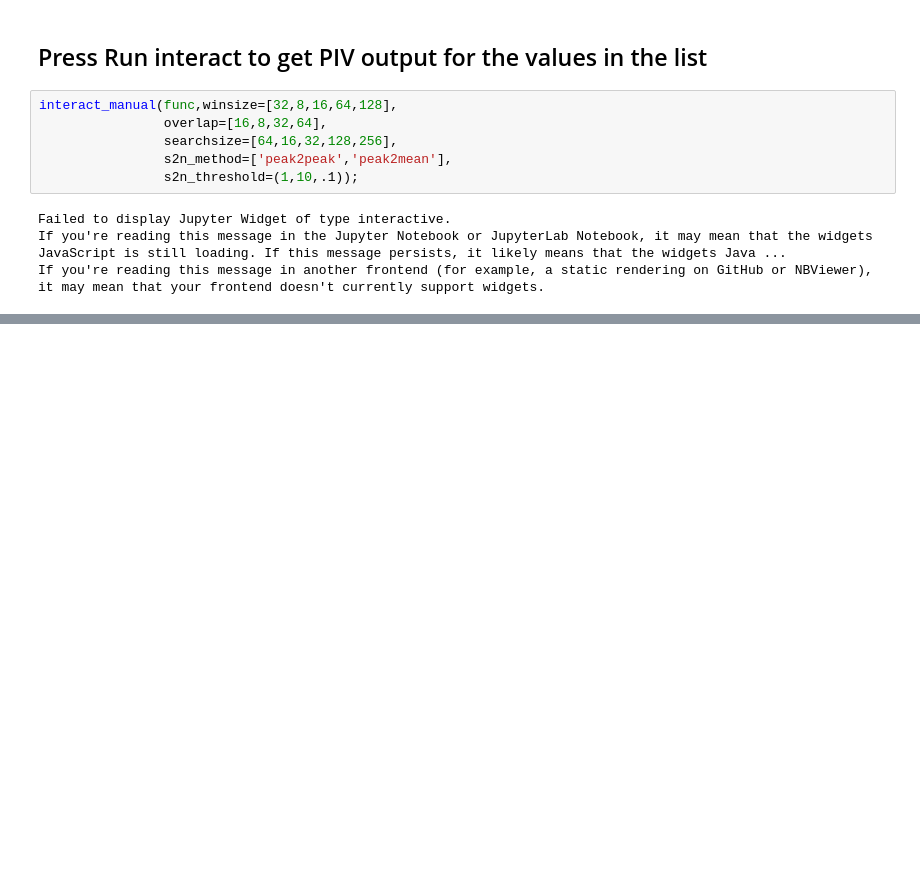
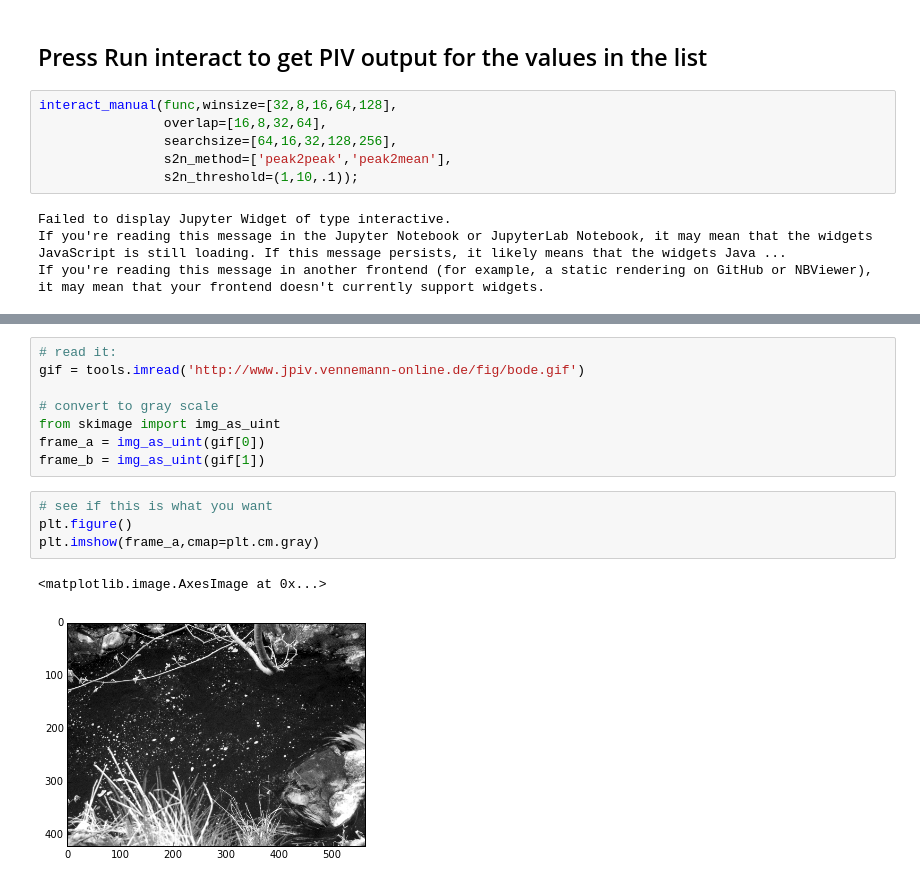
Before and after one commit to alexlib/openpiv-python-example, a Jupyter notebook: index.ipynb, the cells around one changed output, grey strips where cells are left out. Saved outputs shown, nothing was run; the diff lists cells and outputs as text; blank space fills up the shorter version.

```diff
--- a/index.ipynb
+++ b/index.ipynb
@@ -130,0 +138,15 @@ If you're reading this message in another frontend (for example, a static render
+# %%
+# read it:
+gif = tools.imread('http://www.jpiv.vennemann-online.de/fig/bode.gif')
+
+# convert to gray scale
+from skimage import img_as_uint
+frame_a = img_as_uint(gif[0])
+frame_b = img_as_uint(gif[1])
+# %%
+# see if this is what you want
+plt.figure()
+plt.imshow(frame_a,cmap=plt.cm.gray)
+# %% [output]
+<matplotlib.image.AxesImage at 0x...>
+[figure, added]
```
Also changed, not shown: parts of 3 cells of this notebook.
